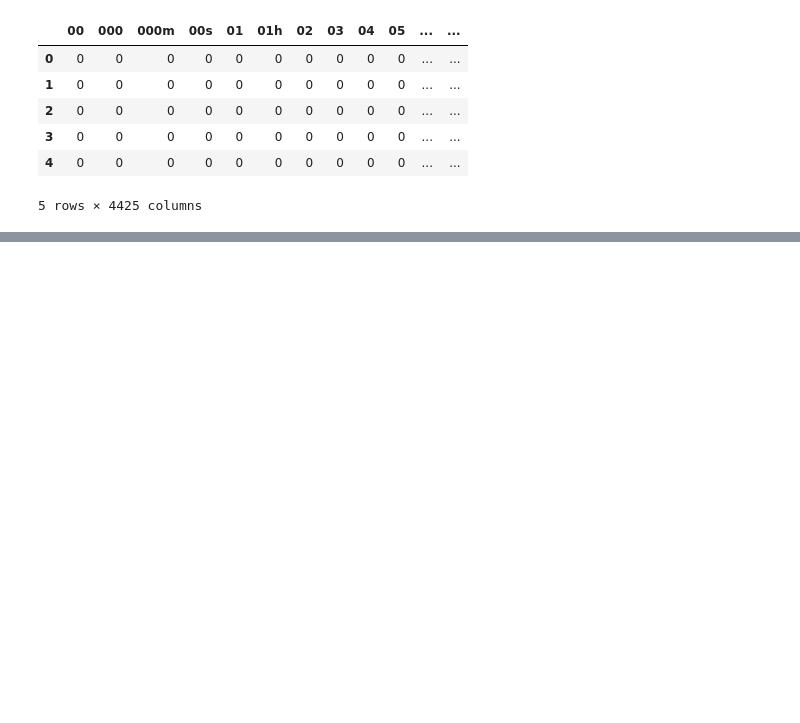
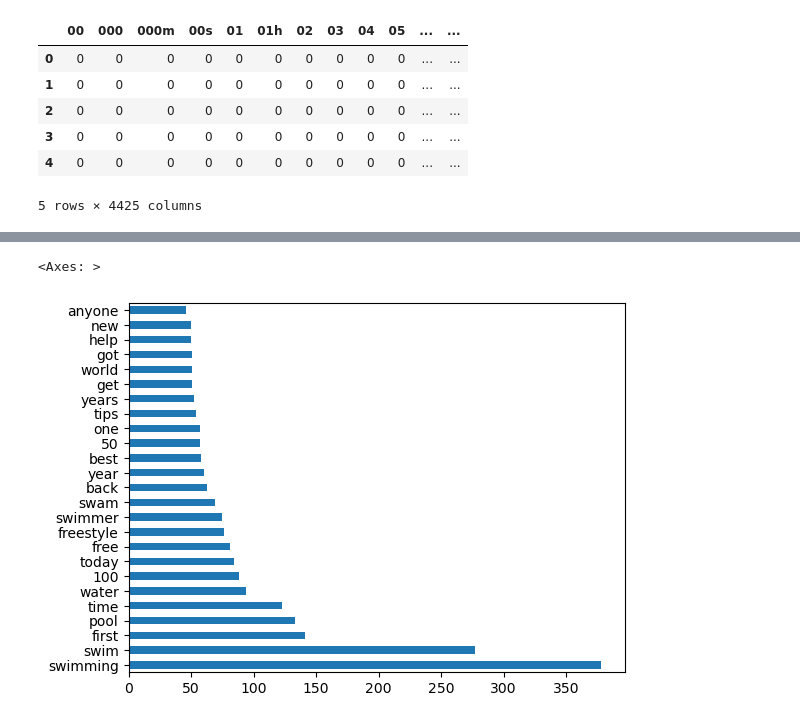
Before and after one commit to dillondiatlo/reddit-classification-NLP, a Jupyter notebook: EDA_Proj3.ipynb, the cells around one changed output, grey strips where cells are left out. Cells and saved outputs as stored; diff of their text form; code cells hidden in the pictures; blank space fills up the shorter version.

Commit message:
worked on EDA more, used mask to get top swim and run words 2/27

```diff
--- a/EDA_Proj3.ipynb
+++ b/EDA_Proj3.ipynb
@@ -142,3 +168,20 @@ top_full = X_train_df.sum().sort_values(ascending=False).head(20)
+# %%
+swim_mask = full[full['subreddit'] == 1]
+X2 = swim_mask['title']
+
+cvec = CountVectorizer(stop_words=sw)
+cvec.fit(X2)
+
+#Transforming
+X2_cv = cvec.transform(X2)
+X2_cv_df = pd.DataFrame(
+    X2_cv.todense(),
+    columns=cvec.get_feature_names_out()
+)
 # %%
-plt.figure(figsize=(12,5))
-plt.barh(top_full.index, top_words, color='navy');
+# plt.figure(figsize=(12,5))
+# plt.barh(swim_mask.index, swim_mask, color='goldenrod');
+X2_cv_df.sum().sort_values(ascending=False).head(25).plot(kind='barh')
+# %% [output]
+<Axes: >
+[figure, added]
```
Also changed, not shown: parts of 5 cells of this notebook.
